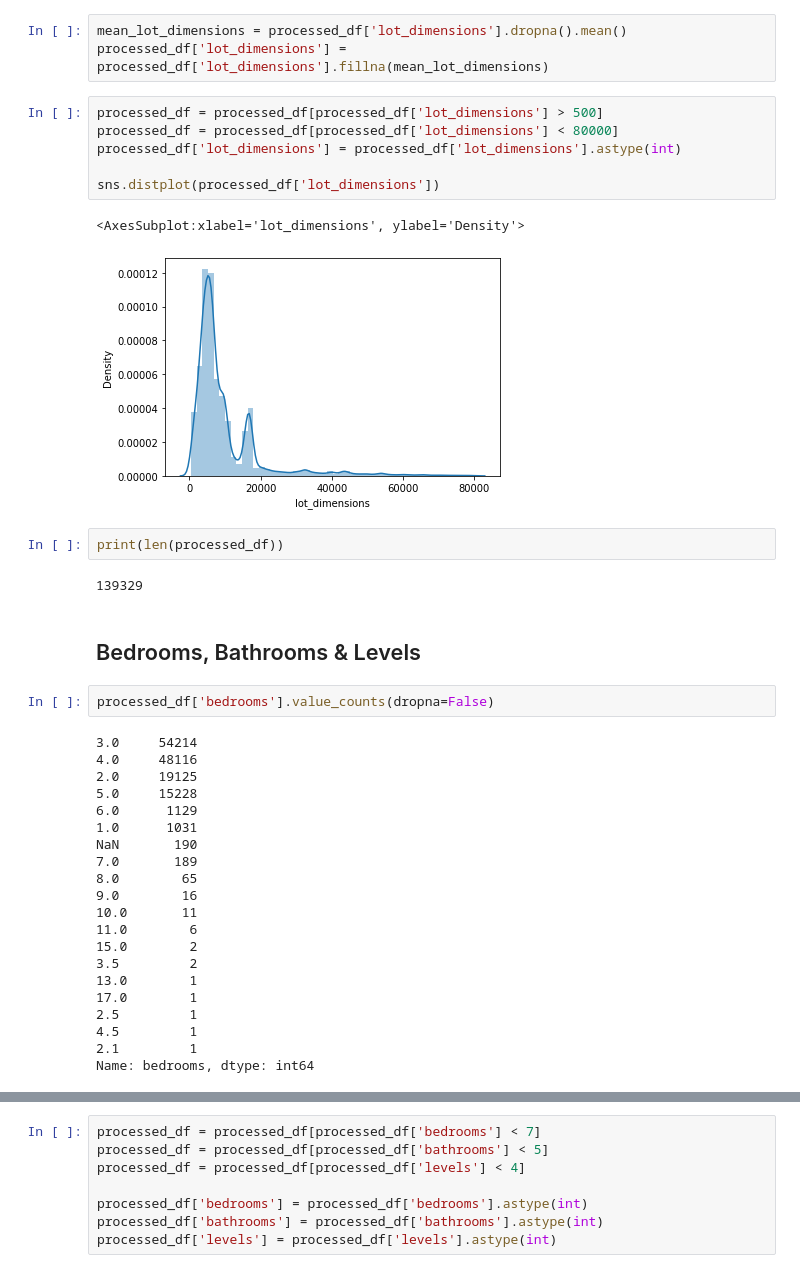
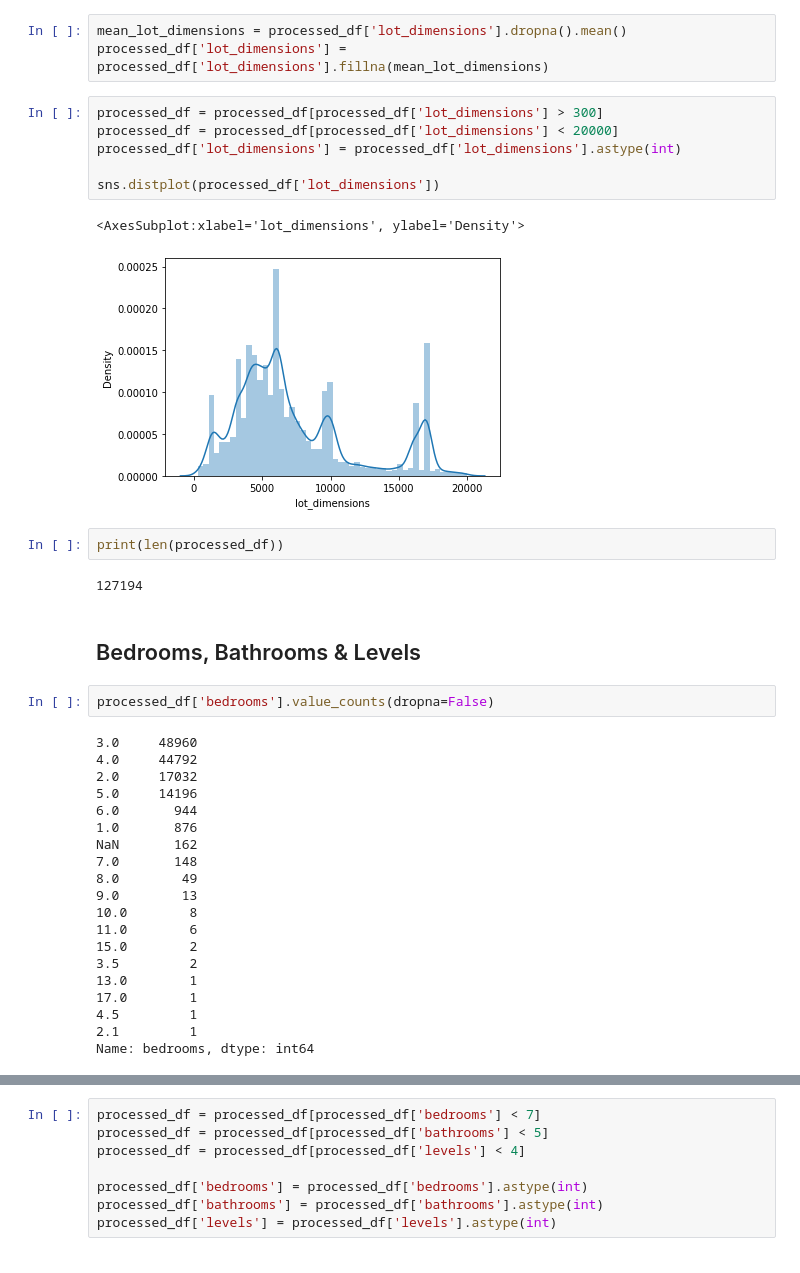
Before and after one commit to simkass/quebec-real-estate-analysis, a Jupyter notebook: quebec_real_estate/process_raw_listings.ipynb, the cells around one changed output, grey strips where cells are left out. Saved outputs shown, nothing was run; the diff lists cells and outputs as text.

```diff
--- a/quebec_real_estate/process_raw_listings.ipynb
+++ b/quebec_real_estate/process_raw_listings.ipynb
@@ -119,40 +119,39 @@ Name: lot_dimensions, dtype: int64
 mean_lot_dimensions = processed_df['lot_dimensions'].dropna().mean()
 processed_df['lot_dimensions'] = processed_df['lot_dimensions'].fillna(mean_lot_dimensions)
 # %%
-processed_df = processed_df[processed_df['lot_dimensions'] > 500]
-processed_df = processed_df[processed_df['lot_dimensions'] < 80000]
+processed_df = processed_df[processed_df['lot_dimensions'] > 300]
+processed_df = processed_df[processed_df['lot_dimensions'] < 20000]
 processed_df['lot_dimensions'] = processed_df['lot_dimensions'].astype(int)
 
 sns.distplot(processed_df['lot_dimensions'])
 # %% [output]
 <AxesSubplot:xlabel='lot_dimensions', ylabel='Density'>
-[figure, old version]
+[figure, new version]
 # %%
 print(len(processed_df))
 # %% [output]
-139329
+127194
 # %% [markdown]
 ## Bedrooms, Bathrooms & Levels
 # %%
 processed_df['bedrooms'].value_counts(dropna=False)
 # %% [output]
-3.0     54214
-4.0     48116
-2.0     19125
-5.0     15228
-6.0      1129
-1.0      1031
-NaN       190
-7.0       189
-8.0        65
-9.0        16
-10.0       11
+3.0     48960
+4.0     44792
+2.0     17032
+5.0     14196
+6.0       944
+1.0       876
+NaN       162
+7.0       148
+8.0        49
+9.0        13
+10.0        8
 11.0        6
 15.0        2
 3.5         2
 13.0        1
 17.0        1
-2.5         1
 4.5         1
 2.1         1
 Name: bedrooms, dtype: int64
```
Also changed, not shown: parts of 13 cells of this notebook, 1 other file.
